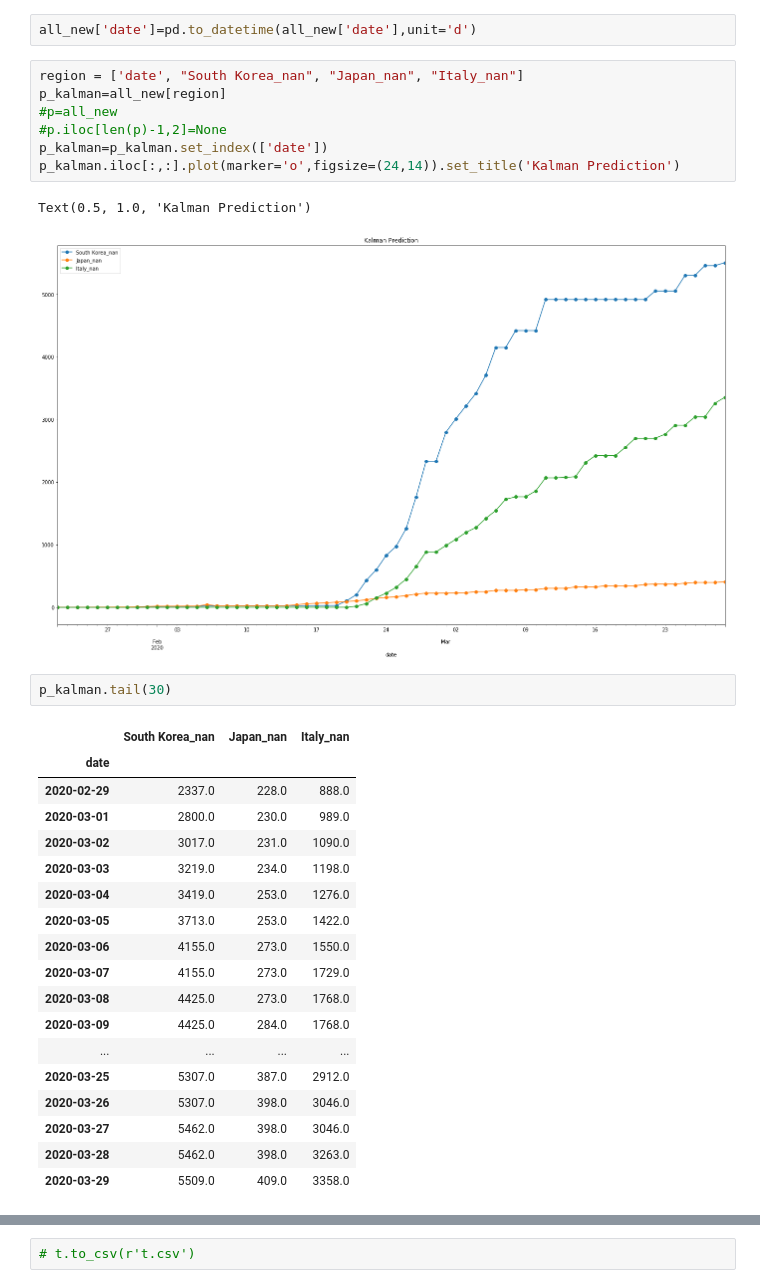
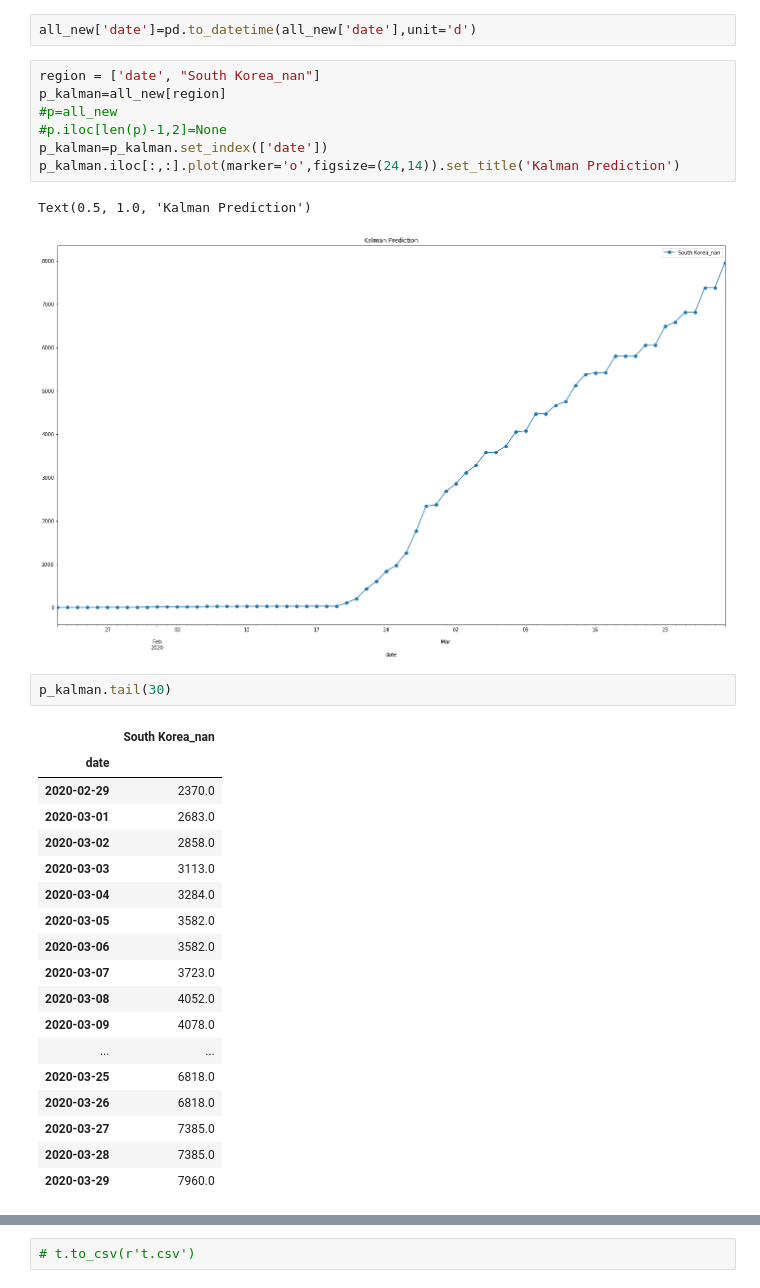
Before and after one commit to Rank23/COVID19, a Jupyter notebook: COVID19_Prediction.ipynb, the cells around one changed output, grey strips where cells are left out. Saved outputs shown, nothing was run; the diff lists cells and outputs as text.

```diff
--- a/COVID19_Prediction.ipynb
+++ b/COVID19_Prediction.ipynb
@@ -962,36 +847,36 @@ all_new=%R all_new
 # %%
 all_new['date']=pd.to_datetime(all_new['date'],unit='d')
 # %%
-region = ['date', "South Korea_nan", "Japan_nan", "Italy_nan"]
+region = ['date', "South Korea_nan"]
 p_kalman=all_new[region]
 #p=all_new
 #p.iloc[len(p)-1,2]=None
 p_kalman=p_kalman.set_index(['date'])
 p_kalman.iloc[:,:].plot(marker='o',figsize=(24,14)).set_title('Kalman Prediction')
 # %% [output]
 Text(0.5, 1.0, 'Kalman Prediction')
-[figure, old version]
+[figure, new version]
 # %%
 p_kalman.tail(30)
 # %% [output]
-|  | South Korea_nan | Japan_nan | Italy_nan |
-| date |  |  |  |
-| 2020-02-29 | 2337.0 | 228.0 | 888.0 |
-| 2020-03-01 | 2800.0 | 230.0 | 989.0 |
-| 2020-03-02 | 3017.0 | 231.0 | 1090.0 |
-| 2020-03-03 | 3219.0 | 234.0 | 1198.0 |
-| 2020-03-04 | 3419.0 | 253.0 | 1276.0 |
-| 2020-03-05 | 3713.0 | 253.0 | 1422.0 |
-| 2020-03-06 | 4155.0 | 273.0 | 1550.0 |
-| 2020-03-07 | 4155.0 | 273.0 | 1729.0 |
-| 2020-03-08 | 4425.0 | 273.0 | 1768.0 |
-| 2020-03-09 | 4425.0 | 284.0 | 1768.0 |
-| ... | ... | ... | ... |
-| 2020-03-25 | 5307.0 | 387.0 | 2912.0 |
-| 2020-03-26 | 5307.0 | 398.0 | 3046.0 |
-| 2020-03-27 | 5462.0 | 398.0 | 3046.0 |
-| 2020-03-28 | 5462.0 | 398.0 | 3263.0 |
-| 2020-03-29 | 5509.0 | 409.0 | 3358.0 |
+|  | South Korea_nan |
+| date |  |
+| 2020-02-29 | 2370.0 |
+| 2020-03-01 | 2683.0 |
+| 2020-03-02 | 2858.0 |
+| 2020-03-03 | 3113.0 |
+| 2020-03-04 | 3284.0 |
+| 2020-03-05 | 3582.0 |
+| 2020-03-06 | 3582.0 |
+| 2020-03-07 | 3723.0 |
+| 2020-03-08 | 4052.0 |
+| 2020-03-09 | 4078.0 |
+| ... | ... |
+| 2020-03-25 | 6818.0 |
+| 2020-03-26 | 6818.0 |
+| 2020-03-27 | 7385.0 |
+| 2020-03-28 | 7385.0 |
+| 2020-03-29 | 7960.0 |
 # %%
 p_kalman2=all_new[['date','China_Hubei']]
 p_kalman2=p_kalman2.set_index(['date'])
```
Also changed, not shown: parts of 24 cells of this notebook.
